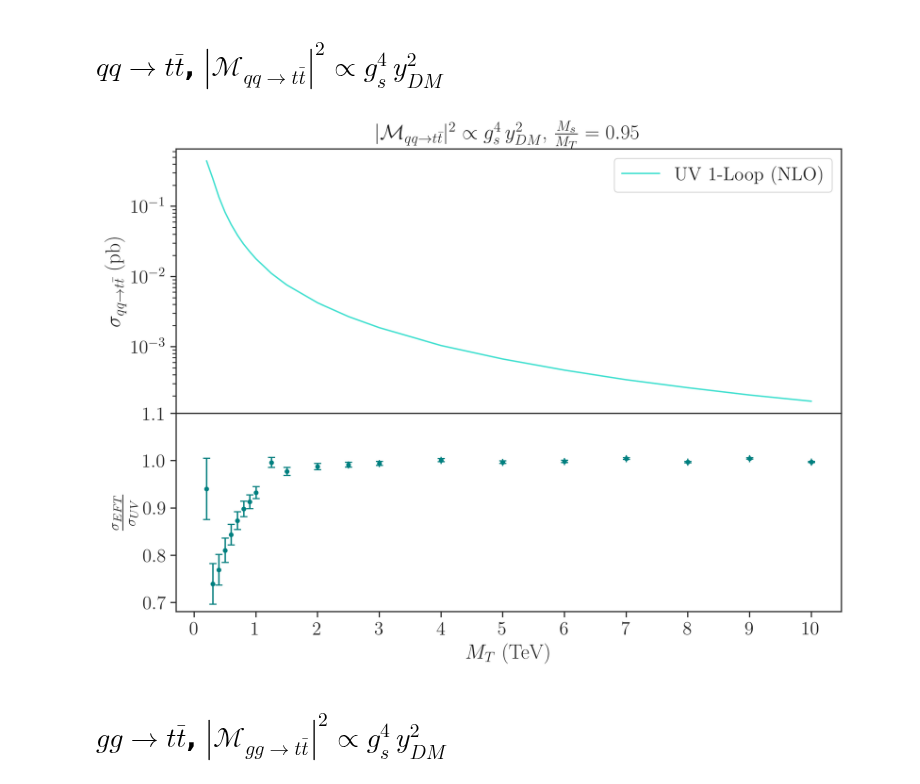
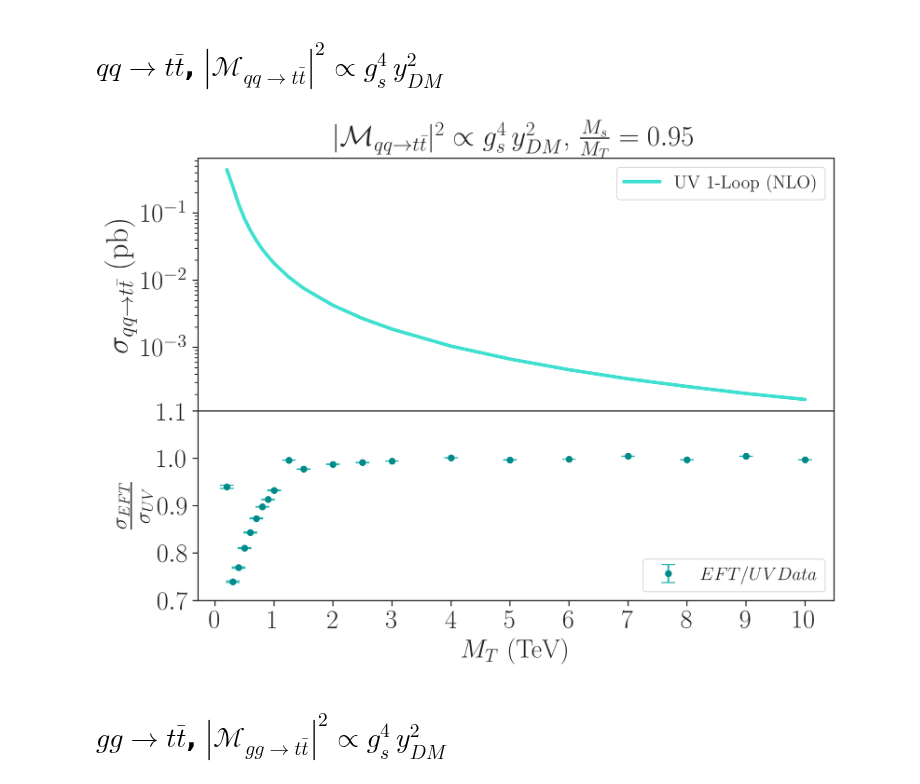
Before and after one commit to viniciusrocca/EFT_ToyModel, a Jupyter notebook: Plots/EFT_NLO_Comparison.ipynb, the cells around one changed output. Saved outputs shown, nothing was run; the diff lists cells and outputs as text; code cells hidden in the pictures.

```diff
--- a/Plots/EFT_NLO_Comparison.ipynb
+++ b/Plots/EFT_NLO_Comparison.ipynb
@@ -62,7 +62,7 @@ for i,cs in enumerate(eft_u_cs):
     pts_u_eft.append(cs[0])
     err_u_eft.append(cs[1])
     pts_u_uv.append(uv_u_cs[i][0])
-    err_u_uv.append(np.sqrt(uv_u_cs[i][1]**2 + (0.1*uv_u_cs[i][0])**2))
+    err_u_uv.append(uv_u_cs[i][1])
 
 pts_u_eft = np.array(pts_u_eft)
 err_u_eft = np.array(err_u_eft)
@@ -71,43 +71,50 @@ err_u_uv = np.array(err_u_uv)
 # %%
 fig = plt.figure(figsize = [10,7], dpi = 300)
 gs = fig.add_gridspec(2,1, hspace=0, height_ratios=[8, 6])
 axs = gs.subplots(sharex=True)
 
 #Gráfico principal
 #axs[0].errorbar(m_psiT,pts_u_eft,err_u_eft, 0, 'o', ms = 3.0, capsize=3,
  #               color = 'royalblue', label = 'EFT' )
-axs[0].plot(m_psiT,pts_u_uv, ms = 3.0,
+axs[0].plot(m_psiT,pts_u_uv, lw = 3,
                 color = 'Turquoise', label = 'UV 1-Loop (NLO)')
 #axs[0].errorbar(m_psiT,pts_u_uv,err_u_uv,0, 'o', ms = 3.0, capsize=3,
  #              color = 'Turquoise', label = 'UV 1-Loop (NLO)' )
-axs[0].set_ylabel(r'$\sigma_{qq\to t\bar{t}}$ (pb)')
+axs[0].set_ylabel(r'$\sigma_{qq\to t\bar{t}}$ (pb)', fontsize = 27)
 axs[0].legend()
-axs[0].set_title(r'$|\mathcal{M}_{qq\to t \bar{t}}|^2 \propto g_s^4 \, y_{DM}^2$, $\frac{M_s}{M_T} = 0.95$ ')
+axs[0].set_title(r'$|\mathcal{M}_{qq\to t \bar{t}}|^2 \propto g_s^4 \, y_{DM}^2$, $\frac{M_s}{M_T} = 0.95$ ', fontsize = 25)
 axs[0].set_yscale('log')
+axs[0].tick_params(axis='y', labelsize=23)
 
 
 #Gráfico de resíduos
 diff = (pts_u_eft )/pts_u_uv
 err = np.sqrt(pts_u_eft*(err_u_uv/pts_u_uv)**2 + (1/pts_u_uv) * err_u_eft**2)
 axs[1] = plt.subplot(gs[1])
-axs[1].errorbar(m_psiT,diff,err,0, 'o', ms = 3.0, capsize=3,
-                color = 'teal', label = 'EFT - UV 1-Loop' )
+axs[1].errorbar(m_psiT, diff, yerr=err,
+                fmt='o',                  # Marker style
+                ms=5.0,                   # Marker size
+                color='darkcyan',         # Marker face color
+                ecolor='lightseagreen',   # Error bar color
+                elinewidth=1.5,           # Error bar line thickness
+                capsize=6,                # Size of the caps
+                capthick=1, label = '$EFT/UV Data$')               # Thickness of the caps
 #axs[1].axhline(y=1, color='k',alpha = 0.5, linestyle='--')
 #axs[1].axhline(y=-0.1, color='k', linestyle='--')
-axs[1].set_ylabel(r'$\frac{\sigma_{EFT}}{\sigma_{UV}}$')
+axs[1].set_ylabel(r'$\frac{\sigma_{EFT}}{\sigma_{UV}}$', fontsize = 27.0)
 #axs[1].set_ylim([-1,1])
 axs[1].set_yticks(np.arange(0.7, 1.2,0.1))
+axs[1].legend(loc = 'lower right')
 
 #axs[1].set_yscale('log')
 
-
-plt.xlabel(r'$M_{T}$ (TeV)')
-plt.xticks(np.arange(0,11,1))
-
+plt.xlabel(r'$M_{T}$ (TeV)', fontsize= 23.0)
+plt.xticks(np.arange(0,11,1), fontsize = 23.0)
+plt.yticks(fontsize = 23)
 plt.savefig('/home/vinicius/TeXProjects/Qualification_Text/qq2ttbar_CS.png')
 plt.show()
 # %% [output]
-[figure, old version]
+[figure, new version]
 # %% [markdown]
 # $ g g\to t \bar{t}$, $|\mathcal{M}_{gg\to t \bar{t}}|^2 \propto g_s^4 \, y_{DM}^2$
 # %%
```
Also changed, not shown: parts of 2 cells of this notebook, 1 other file.
